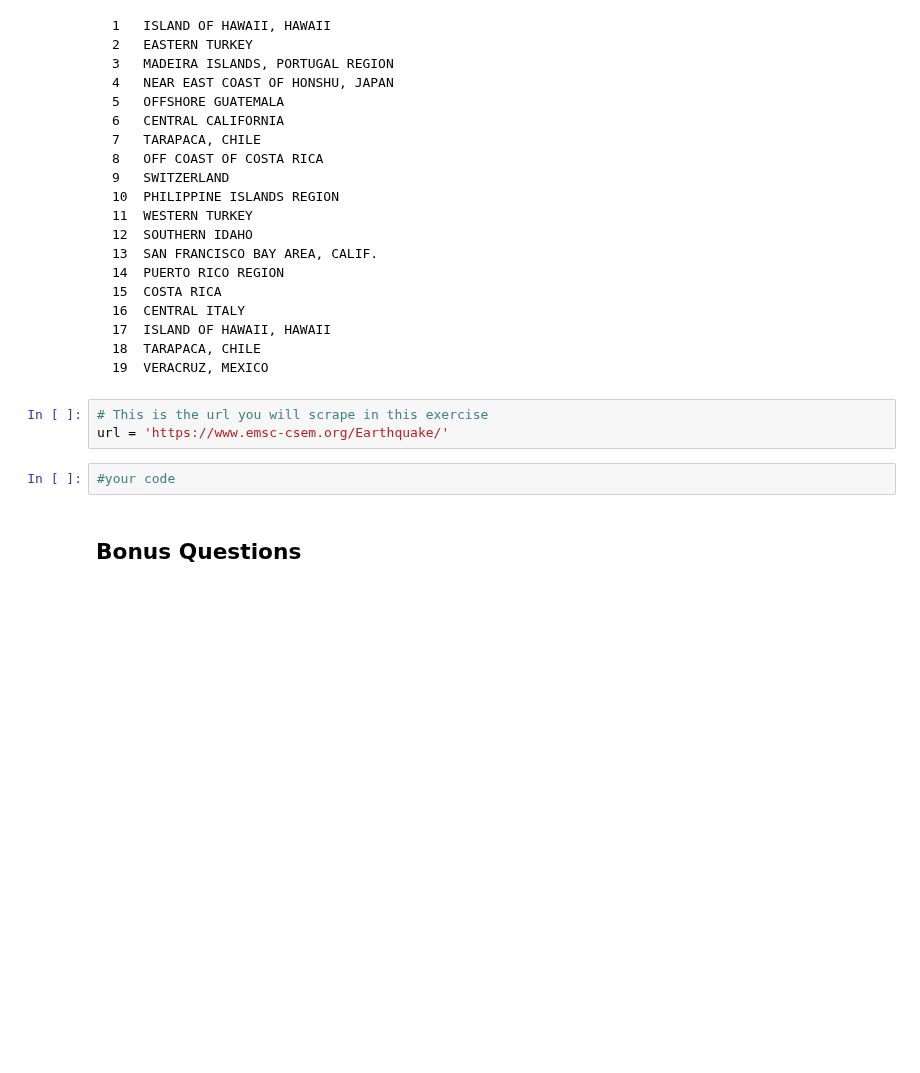
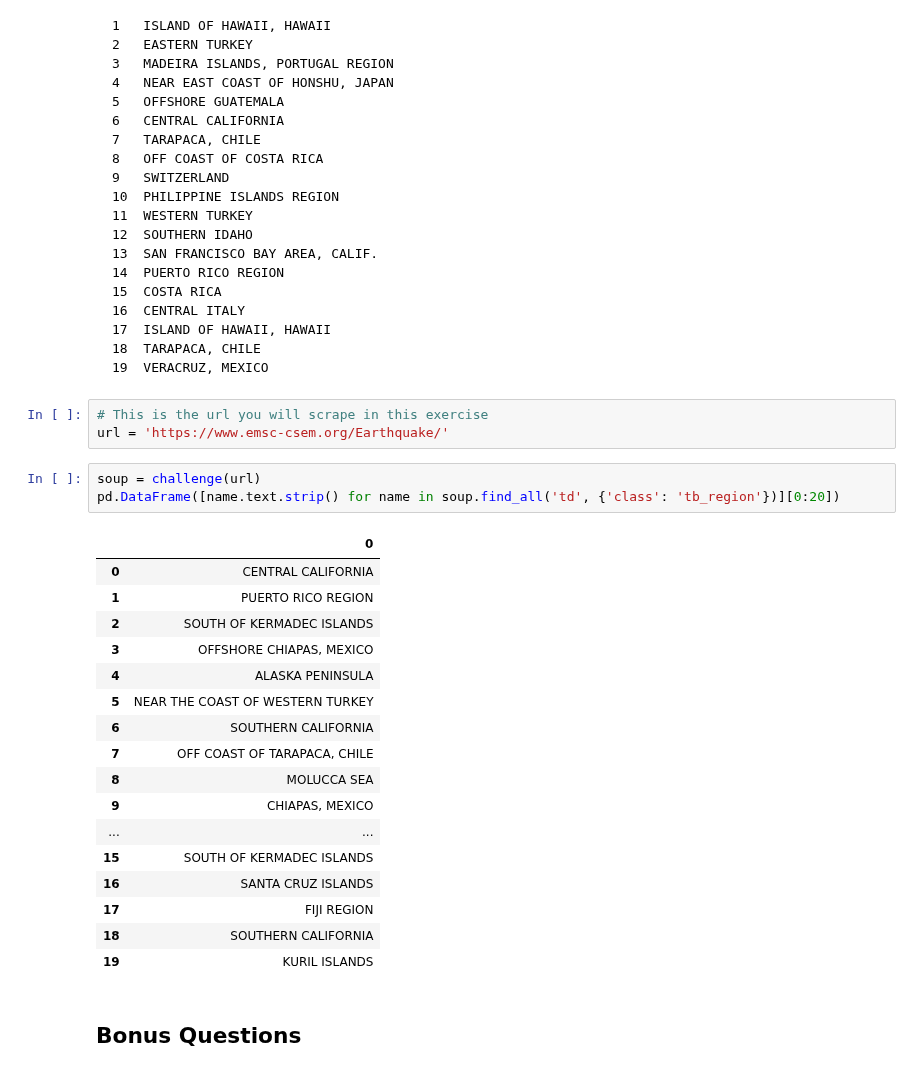
Before and after one commit to davidegonzale/data-pt-ber-08-20, a Jupyter notebook: Labs/module-1_labs/05_api-web-scraping/02_lab-web-scraping/your-code/my_challenge.ipynb, the cells around one changed output. Drawn from its saved outputs; the diff is of its cells as text; blank space fills up the shorter version.

```diff
--- a/Labs/module-1_labs/05_api-web-scraping/02_lab-web-scraping/your-code/my_challenge.ipynb
+++ b/Labs/module-1_labs/05_api-web-scraping/02_lab-web-scraping/your-code/my_challenge.ipynb
@@ -314,8 +375,27 @@ Your output should look like below:
 # %%
 # This is the url you will scrape in this exercise
 url = 'https://www.emsc-csem.org/Earthquake/'
-# %%
-#your code
+# %%
+soup = challenge(url)
+pd.DataFrame([name.text.strip() for name in soup.find_all('td', {'class': 'tb_region'})][0:20])
+# %% [output]
+|  | 0 |
+| 0 | CENTRAL CALIFORNIA |
+| 1 | PUERTO RICO REGION |
+| 2 | SOUTH OF KERMADEC ISLANDS |
+| 3 | OFFSHORE CHIAPAS, MEXICO |
+| 4 | ALASKA PENINSULA |
+| 5 | NEAR THE COAST OF WESTERN TURKEY |
+| 6 | SOUTHERN CALIFORNIA |
+| 7 | OFF COAST OF TARAPACA, CHILE |
+| 8 | MOLUCCA SEA |
+| 9 | CHIAPAS, MEXICO |
+| ... | ... |
+| 15 | SOUTH OF KERMADEC ISLANDS |
+| 16 | SANTA CRUZ ISLANDS |
+| 17 | FIJI REGION |
+| 18 | SOUTHERN CALIFORNIA |
+| 19 | KURIL ISLANDS |
 # %% [markdown]
 ## Bonus Questions
 # %% [markdown]
```
Also changed, not shown: parts of 9 cells of this notebook, 2 other files.
